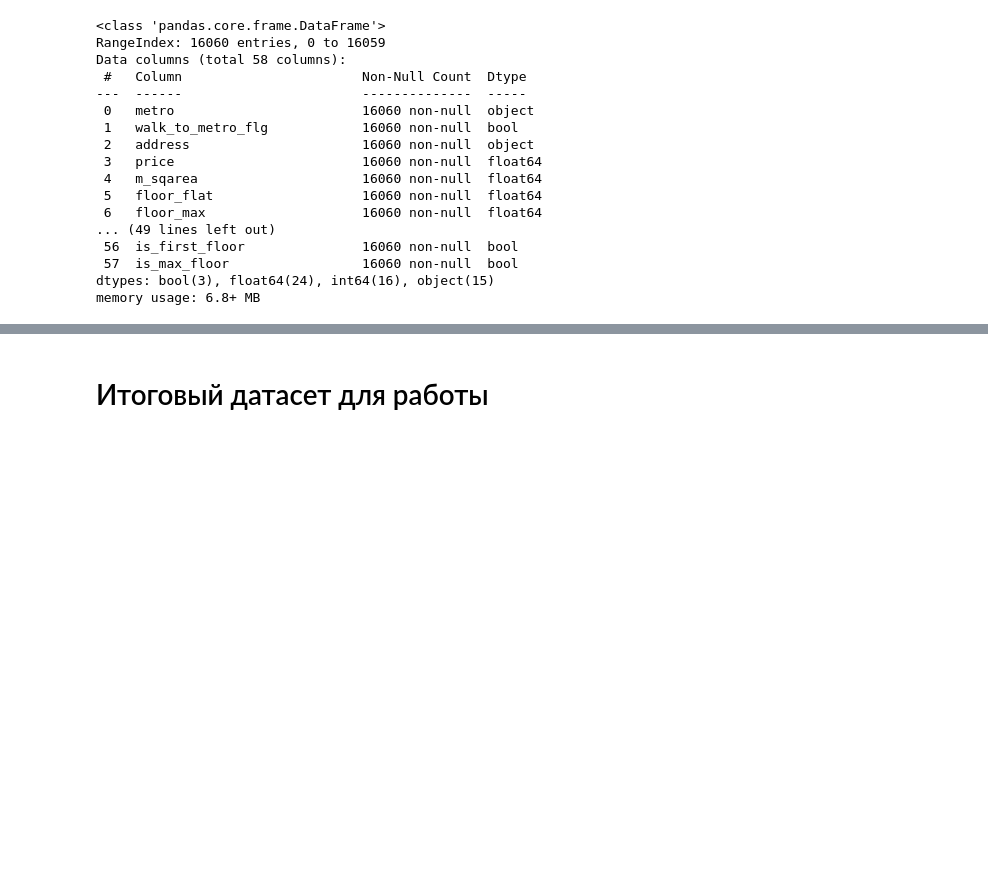
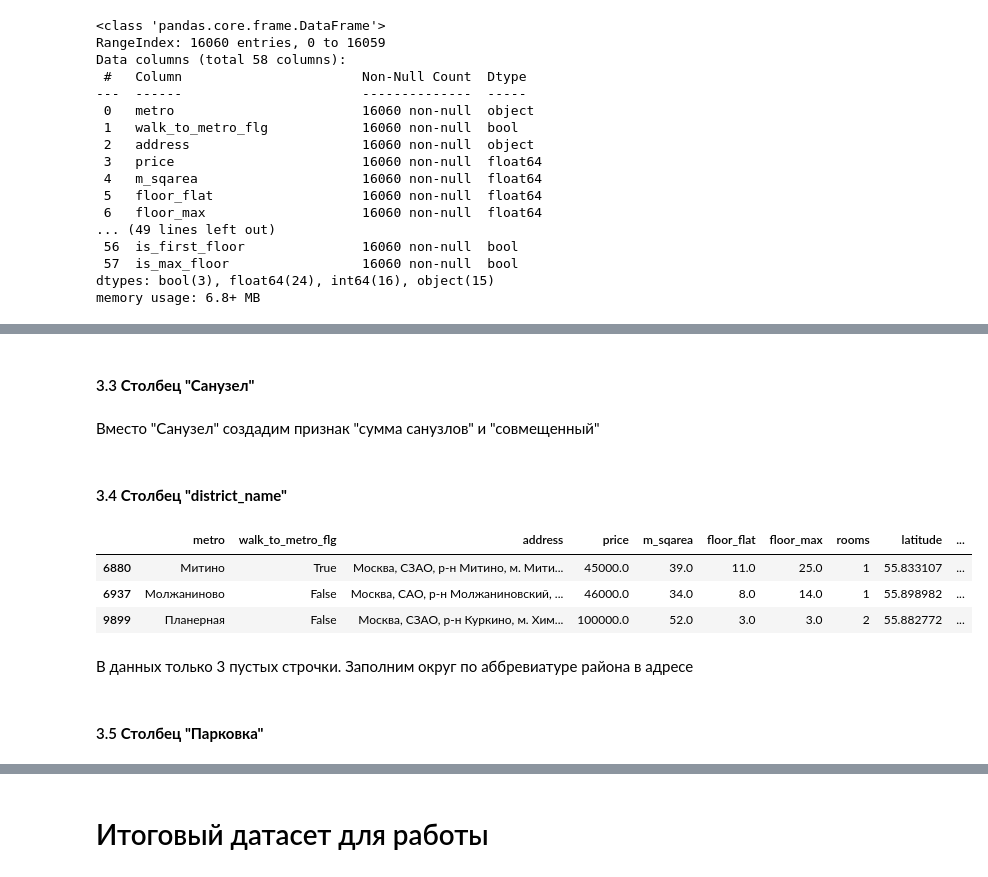
Before and after one commit to Lemekhova/Analysis_of_Housing_Prices, a Jupyter notebook: 4_этап_ML.ipynb, the cells around one changed output, grey strips where cells are left out. Cells and saved outputs as stored; diff of their text form; code cells hidden in the pictures; blank space fills up the shorter version.

```diff
--- a/4_этап_ML.ipynb
+++ b/4_этап_ML.ipynb
@@ -363,3 +376,5 @@ def has_freight_elevator(elevator_str):
 # Применяем функции к столбцу
 df['сумма_лифтов'] = df['Количество лифтов'].apply(count_num)
 df['грузовой_лифт'] = df['Количество лифтов'].apply(has_freight_elevator)
+# %% [markdown]
+#### 3.3 **Столбец "Санузел"**
@@ -366 +386,3 @@ df['грузовой_лифт'] = df['Количество лифтов'].apply(
+# %% [markdown]
+Вместо "Санузел" создадим признак "сумма санузлов" и "совмещенный"
 # %%
@@ -378,8 +395,21 @@ def has_freight_toilet (str):
 # Применяем функции к столбцу
 df['сумма_санузлов'] = df['Санузел'].apply(count_num)
 df['совмещенный'] = df['Санузел'].apply(has_freight_toilet)
+# %% [markdown]
+#### 3.4 **Столбец "district_name"**
+# %%
+df[df["district_name"].isna()]
+# %% [output]
+|  | metro | walk_to_metro_flg | address | price | m_sqarea | floor_flat | floor_max | rooms | latitude | ... |
+| 6880 | Митино | True | Москва, СЗАО, р-н Митино, м. Мити... | 45000.0 | 39.0 | 11.0 | 25.0 | 1 | 55.833107 | ... |
+| 6937 | Молжаниново | False | Москва, САО, р-н Молжаниновский, ... | 46000.0 | 34.0 | 8.0 | 14.0 | 1 | 55.898982 | ... |
+| 9899 | Планерная | False | Москва, СЗАО, р-н Куркино, м. Хим... | 100000.0 | 52.0 | 3.0 | 3.0 | 2 | 55.882772 | ... |
+# %% [markdown]
+В данных только 3 пустых строчки. Заполним округ по аббревиатуре района в адресе
 # %%
 # Заполнение пропусков в столбце district_name
 df.loc[(df['district_name'].isna()) & (df['address'].str.contains('ЮАО')), 'district_name'] = 'Южный административный округ'
 df.loc[(df['district_name'].isna()) & (df['address'].str.contains('СЗАО')), 'district_name'] = 'Северо-Западный административный округ'
 df.loc[(df['district_name'].isna()) & (df['address'].str.contains('САО')), 'district_name'] = 'Северный административный округ'
+# %% [markdown]
+#### 3.5 **Столбец "Парковка"**
```
Also changed, not shown: parts of 132 cells of this notebook.
